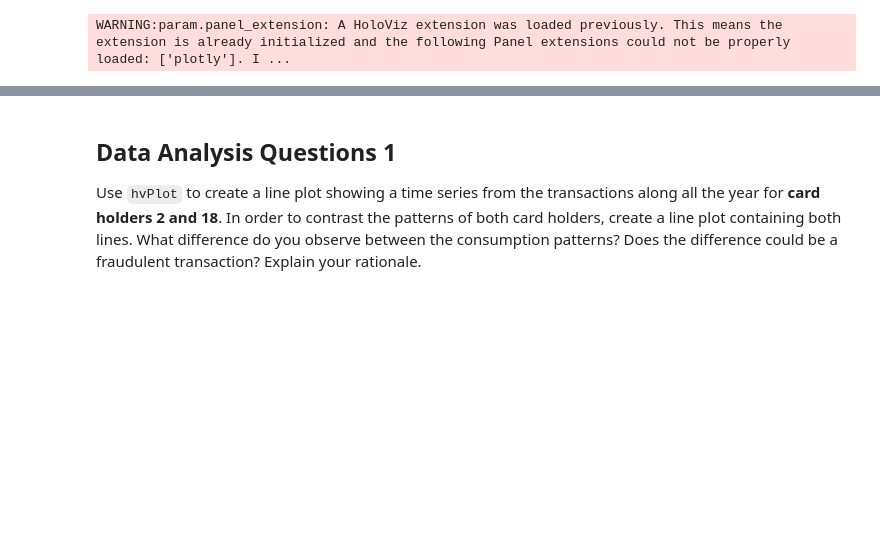
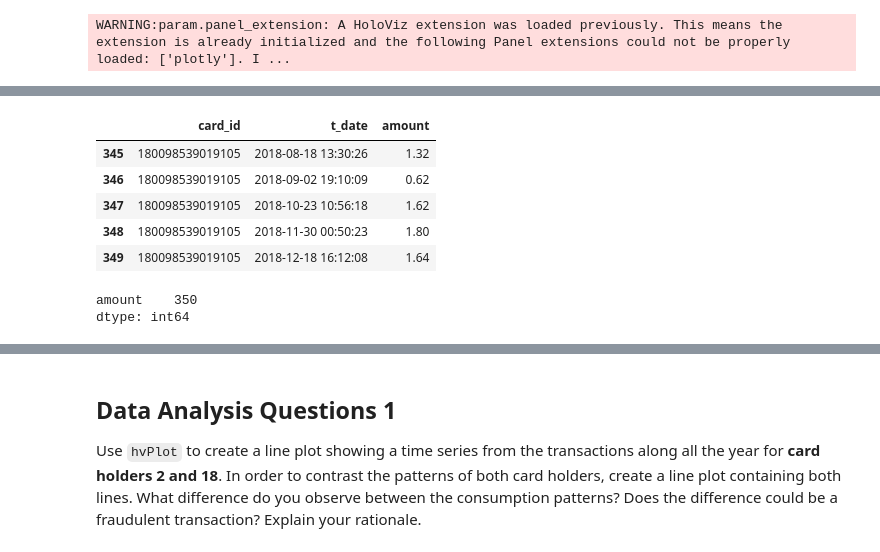
Before and after one commit to GonzaloGarciaContreras/hw07-sql-credit-card, a Jupyter notebook: ggc_visual_data_analysis.ipynb, the cells around one changed output, grey strips where cells are left out. Saved outputs shown, nothing was run; the diff lists cells and outputs as text; code cells hidden in the pictures; blank space fills up the shorter version.

```diff
--- a/ggc_visual_data_analysis.ipynb
+++ b/ggc_visual_data_analysis.ipynb
@@ -28,0 +148,33 @@ engine = create_engine("postgresql://gonzalogarciacontreras:postgres@localhost:5
+# %%
+query = """
+    SELECT
+	    card_id,
+	    t_date,
+	    amount
+    FROM transaction
+    GROUP BY
+	    card_id,
+	    t_date,
+	    amount
+    HAVING amount < 2
+    ORDER BY card_id DESC;
+    ;
+    """
+
+# Load data into the DataFrame using the read_sql() method from pandas
+transactions_df = pd.read_sql(query, engine)
+
+# Show the data of the new DataFrame
+transactions_df.tail()
+# %% [output]
+|  | card_id | t_date | amount |
+| 345 | 180098539019105 | 2018-08-18 13:30:26 | 1.32 |
+| 346 | 180098539019105 | 2018-09-02 19:10:09 | 0.62 |
+| 347 | 180098539019105 | 2018-10-23 10:56:18 | 1.62 |
+| 348 | 180098539019105 | 2018-11-30 00:50:23 | 1.80 |
+| 349 | 180098539019105 | 2018-12-18 16:12:08 | 1.64 |
+# %%
+transactions_df[['card_id','amount']].groupby(['card_id']).count().sum()
+# %% [output]
+amount    350
+dtype: int64
```
Also changed, not shown: parts of 17 cells of this notebook, 3 other files.
